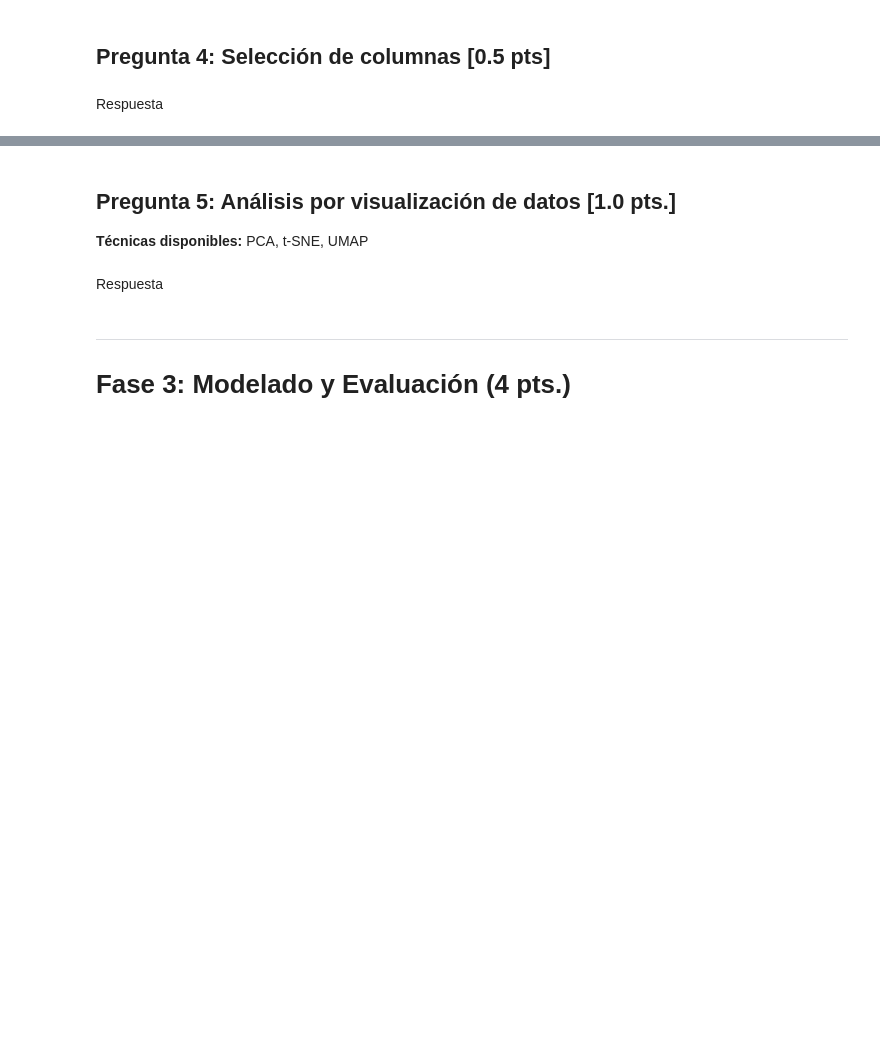
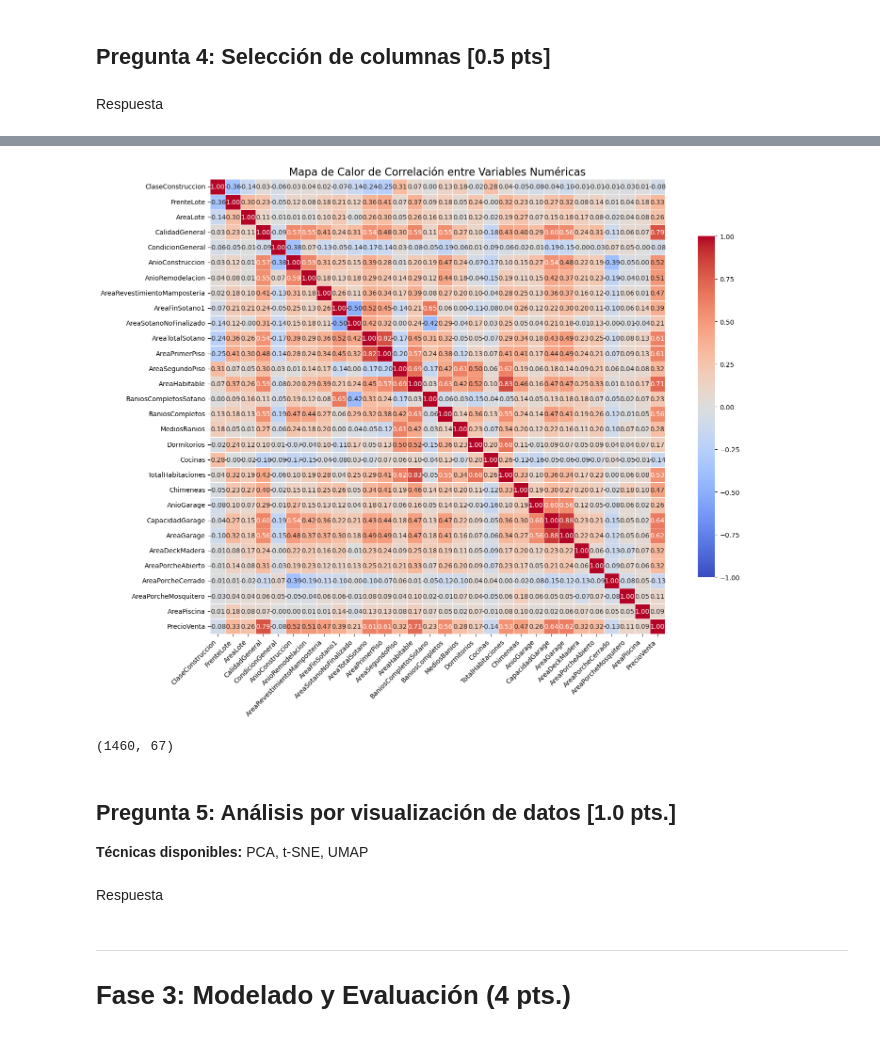
Before and after one commit to fperezcanales/house-prices-advanced-regression-techniques, a Jupyter notebook: Base Evaluación Práctica 1.ipynb, the cells around one changed output, grey strips where cells are left out. Drawn from its saved outputs; the diff is of its cells as text; code cells hidden in the pictures; blank space fills up the shorter version.

```diff
--- a/Base Evaluación Práctica 1.ipynb
+++ b/Base Evaluación Práctica 1.ipynb
@@ -98,3 +510,41 @@ Respuesta
+# %%
+import pandas as pd
+import numpy as np
+import matplotlib.pyplot as plt
+import seaborn as sns
+
+# Seleccionamos solo columnas numéricas
+df_numericas = df.select_dtypes(include=[np.number])
+
+# Calculamos la matriz de correlaciones
+matriz_correlacion = df_numericas.corr()
+
+# Tamaño del gráfico
+plt.figure(figsize=(16, 12))
+
+# Heatmap con anotaciones
+sns.heatmap(
+    matriz_correlacion,
+    annot=True,              # muestra valores
+    fmt=".2f",               # dos decimales
+    cmap='coolwarm',         # colores
+    vmin=-1, vmax=1,         # escala de correlación
+    linewidths=0.5,          # separación entre celdas
+    square=True,             # celdas cuadradas
+    cbar_kws={"shrink": 0.75} # tamaño de la barra de color
+)
+
+plt.title("Mapa de Calor de Correlación entre Variables Numéricas", fontsize=16)
+plt.xticks(rotation=45, ha='right')
+plt.yticks(rotation=0)
+plt.tight_layout()
+plt.show()
+# %% [output]
+[figure, added]
+# %%
+df.shape
+# %% [output]
+(1460, 67)
 # %% [markdown]
 ## Pregunta 5: Análisis por visualización de datos [1.0 pts.]
 
```
Also changed, not shown: parts of 23 cells of this notebook.
